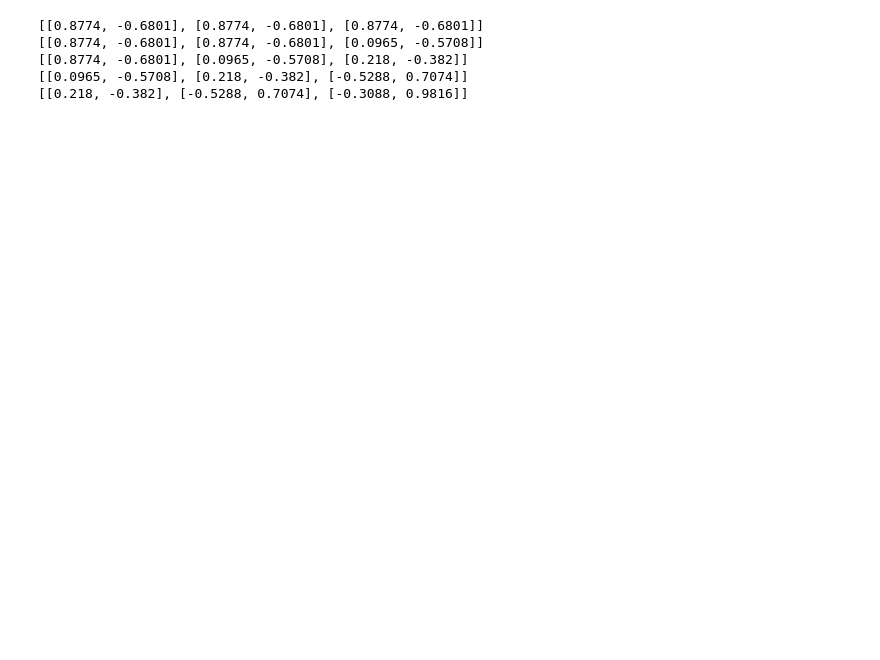
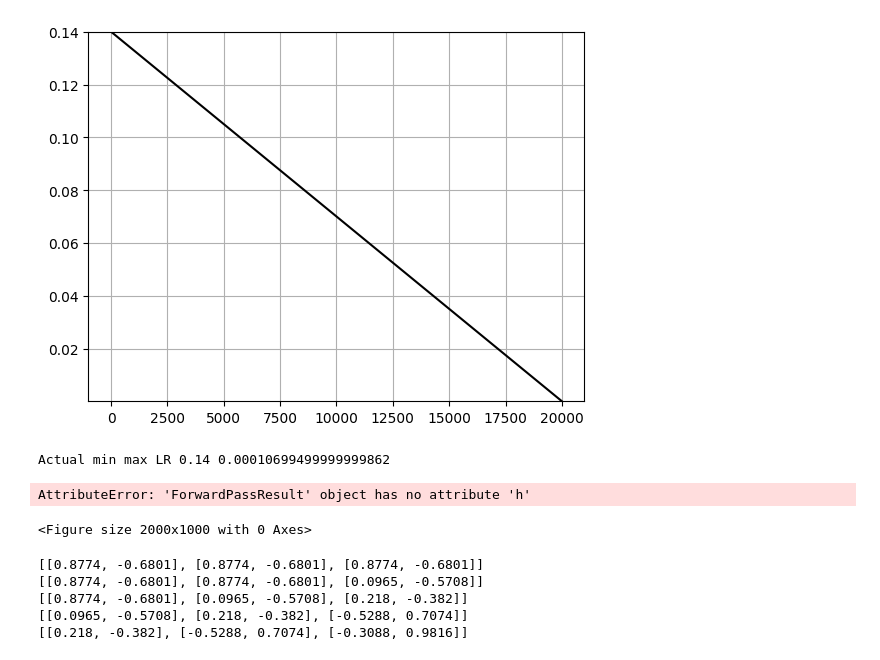
Before and after one commit to michal-minich/makemore-mm, a Jupyter notebook: projects/layers/layers.ipynb, the cells around one changed output. Cells and saved outputs as stored; diff of their text form; code cells hidden in the pictures; blank space fills up the shorter version.

```diff
--- a/projects/layers/layers.ipynb
+++ b/projects/layers/layers.ipynb
@@ -124,7 +124,7 @@ trXLength = ds.tr.x.shape[0]
 trainingSteps = (trXLength // trainingBatchSize) + 1
 log ("trainingSteps: ", trainingSteps)
 
-maxIteration = 2_000
+maxIteration = 20_000
 log("maxIteration", maxIteration)
 
 repeats = 36
@@ -147,8 +147,6 @@ up = UpdateNetResult()
 fr = ForwardPassResult()
 fr.loss = torch.tensor(0)
 i = 0
-bnMeanRunning = 0
-bnStdRunning = 0
 for repeat in range(repeats):
 
     if i >= maxIteration:
@@ -171,7 +169,6 @@ for repeat in range(repeats):
         up = updateNet(np.parameters, i, actualIterations, maxLr, minLr)
         lrAtIx.append(up.learningRate)
 
-        stepIx.append(i)
         lossAtIx.append(fr.loss.item())
         logLossAtIx.append(fr.loss.log10().item())
 
@@ -180,9 +177,6 @@ for repeat in range(repeats):
 logSimple(f" final losses: {fr.loss.item():>15.4f}   ", end="")
 logLosses()
 
-#bestLr = lrs[findLowestIndex(lossAtIx)].item();
-#log("best learning rate", bestLr)
 log("emb.shape", fr.emb.shape)
-#log("h.shape", fr.h.shape)
 log("logits.shape", fr.logits.shape)
 # %% [output]
@@ -259,18 +290,18 @@ else:
 # %%
-if newNet:
-    pass
-else:
-    plt.plot(range(len(lrAtIx)), lrAtIx, "black")
-    plt.ylim(min(lrAtIx), max(lrAtIx))
-    plt.grid(True)
-    plt.show()
-    print("Actual min max LR", max(lrAtIx), min(lrAtIx))
+plt.plot(range(len(lrAtIx)), lrAtIx, "black")
+plt.ylim(min(lrAtIx), max(lrAtIx))
+plt.grid(True)
+plt.show()
+print("Actual min max LR", max(lrAtIx), min(lrAtIx))
+# %% [output]
+[figure, added]
+Actual min max LR 0.14 0.00010699499999999862
 # %%
-if newNet:
-    pass
-else:
-    plt.figure(figsize=(20,10))
-    plt.imshow(fr.h.abs() > 0.99, cmap="gray", interpolation="nearest")
+plt.figure(figsize=(20,10))
+plt.imshow(fr.h.abs() > 0.99, cmap="gray", interpolation="nearest")
+# %% [output]
+AttributeError: 'ForwardPassResult' object has no attribute 'h'
+<Figure size 2000x1000 with 0 Axes>
 # %%
 if newNet:
     pass
```
Also changed, not shown: parts of 8 cells of this notebook, 2 other files.
